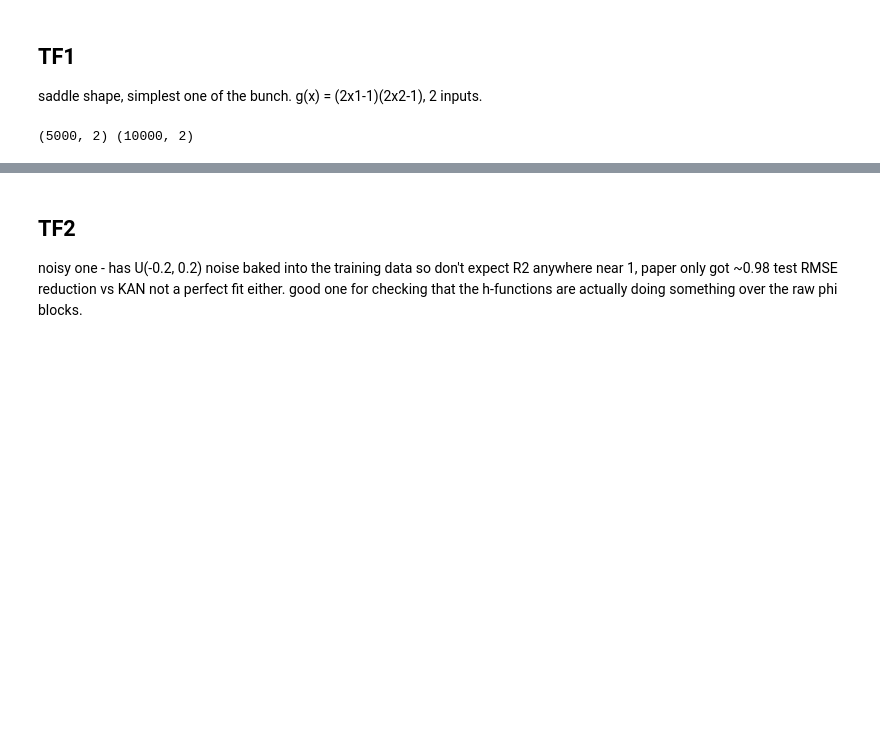
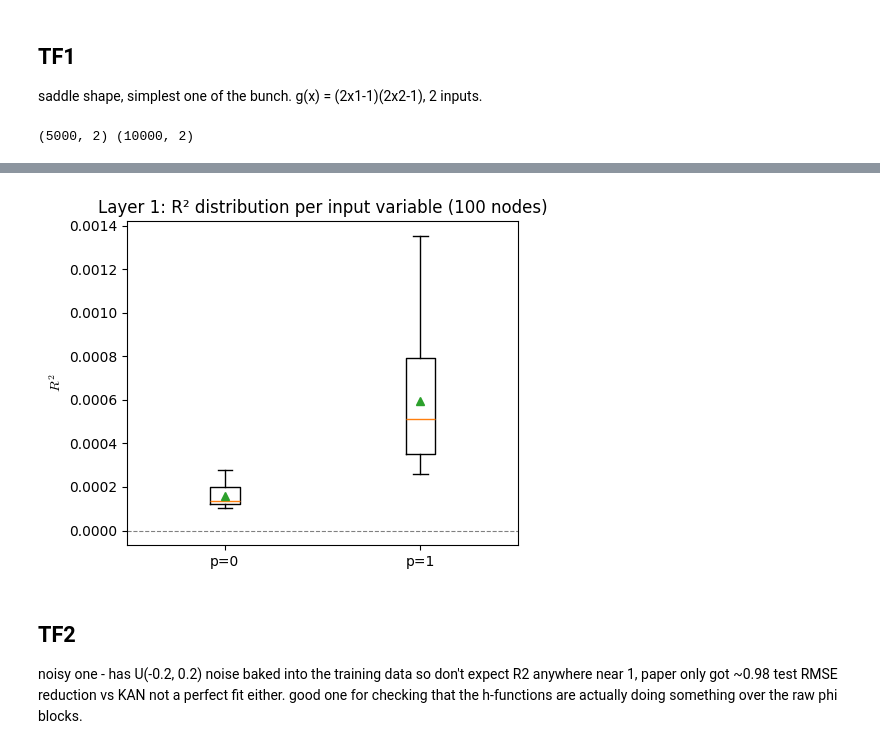
Before and after one commit to gizemnurdali/swim-meets-kans, a Jupyter notebook: hkan_TF1_to_TF5_intermediate_steps.ipynb, the cells around one changed output, grey strips where cells are left out. Cells and saved outputs as stored; diff of their text form; code cells hidden in the pictures; blank space fills up the shorter version.

```diff
--- a/hkan_TF1_to_TF5_intermediate_steps.ipynb
+++ b/hkan_TF1_to_TF5_intermediate_steps.ipynb
@@ -204,3 +228,7 @@ plot_first_layer_blf_r2_summary(tf1_stages, tf1_y_train)
+# %%
+plot_first_layer_blf_r2_summary(tf1_edge_swim_stages, tf1_edge_swim_yhat)
+# %% [output]
+[figure, added]
 # %% [markdown]
 ## TF2
 
```
Also changed, not shown: parts of 25 cells of this notebook, 3 other files.
